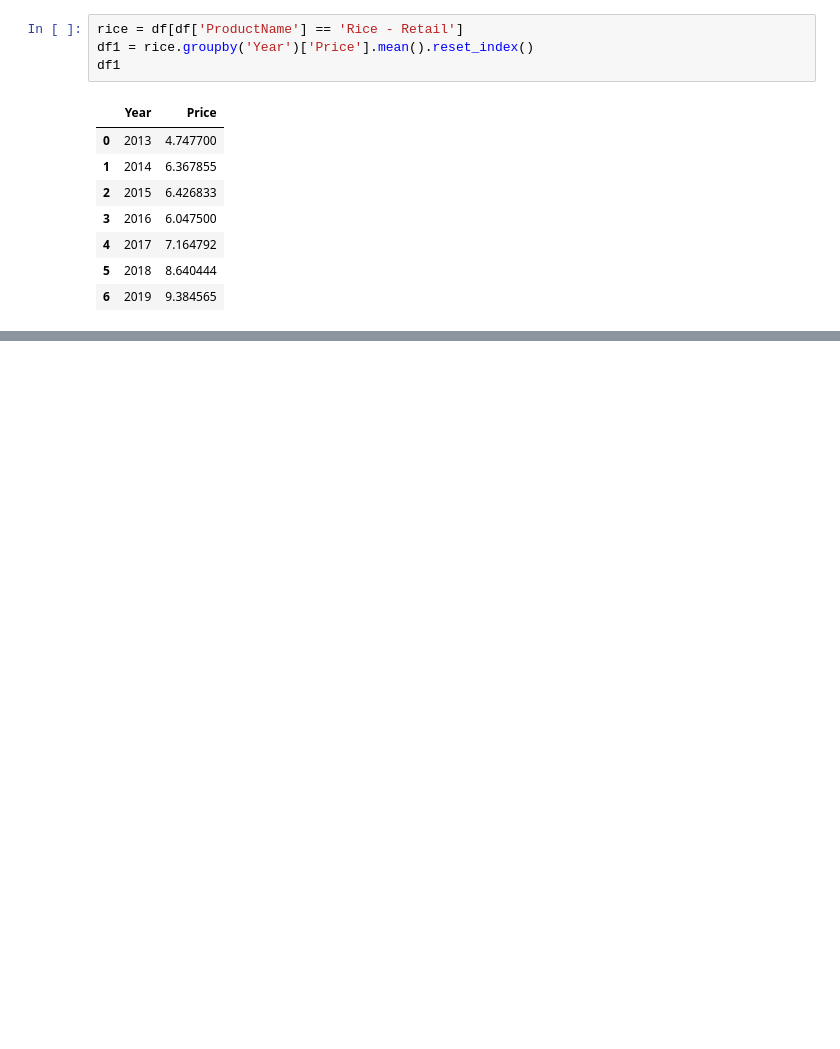
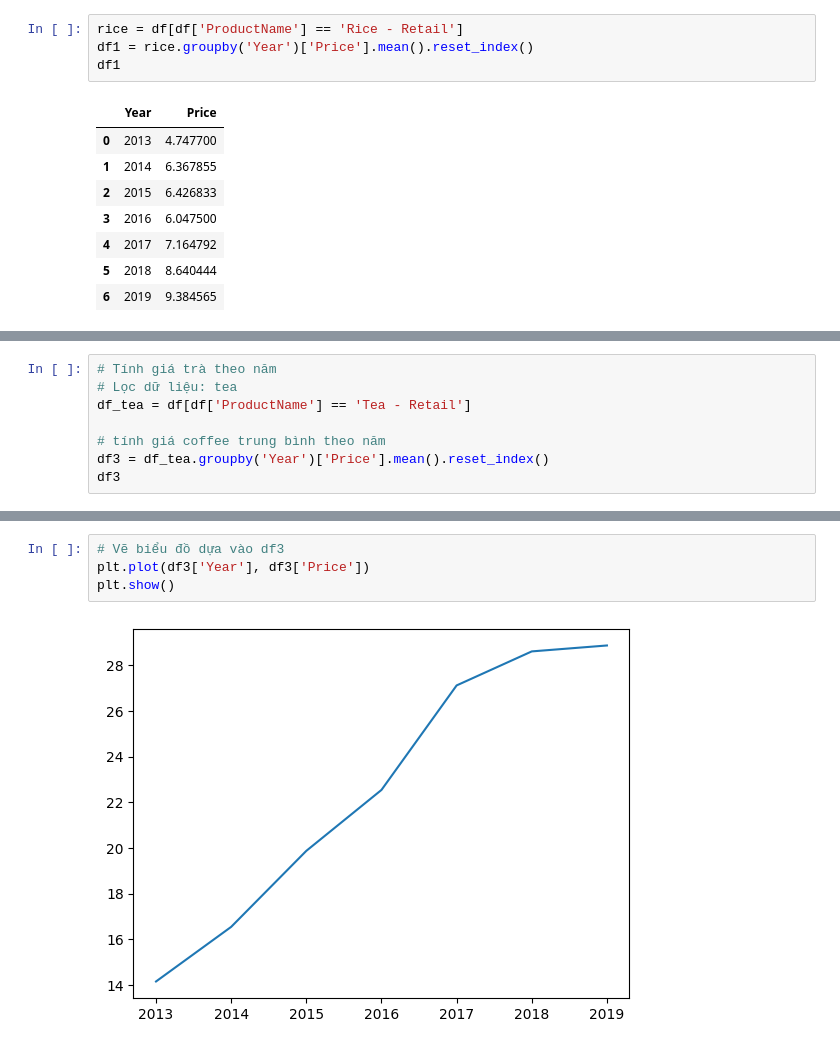
Before and after one commit to ntnqu/DAP2311R1, a Jupyter notebook: Buổi 20 - 04012024/day20_hypothesis_testing.ipynb, the cells around one changed output, grey strips where cells are left out. Saved outputs shown, nothing was run; the diff lists cells and outputs as text; blank space fills up the shorter version.

```diff
--- a/Buổi 20 - 04012024/day20_hypothesis_testing.ipynb
+++ b/Buổi 20 - 04012024/day20_hypothesis_testing.ipynb
@@ -120,0 +181,8 @@ plt.plot(df1['Year'], df1['Price'])
+# %%
+# Tính giá trà theo năm
+# Lọc dữ liệu: tea
+df_tea = df[df['ProductName'] == 'Tea - Retail']
+
+# tính giá coffee trung bình theo năm
+df3 = df_tea.groupby('Year')['Price'].mean().reset_index()
+df3
@@ -120,0 +198,6 @@ plt.plot(df1['Year'], df1['Price'])
+# %%
+# Vẽ biểu đồ dựa vào df3
+plt.plot(df3['Year'], df3['Price'])
+plt.show()
+# %% [output]
+[figure, added]
```
Also changed, not shown: parts of 21 cells of this notebook, 3 other files.
